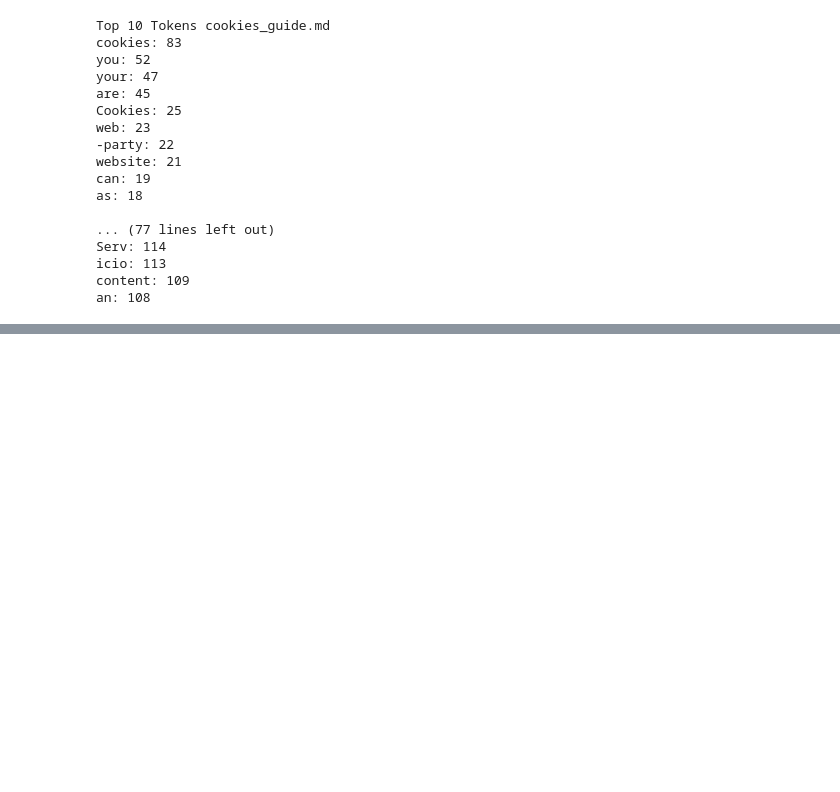
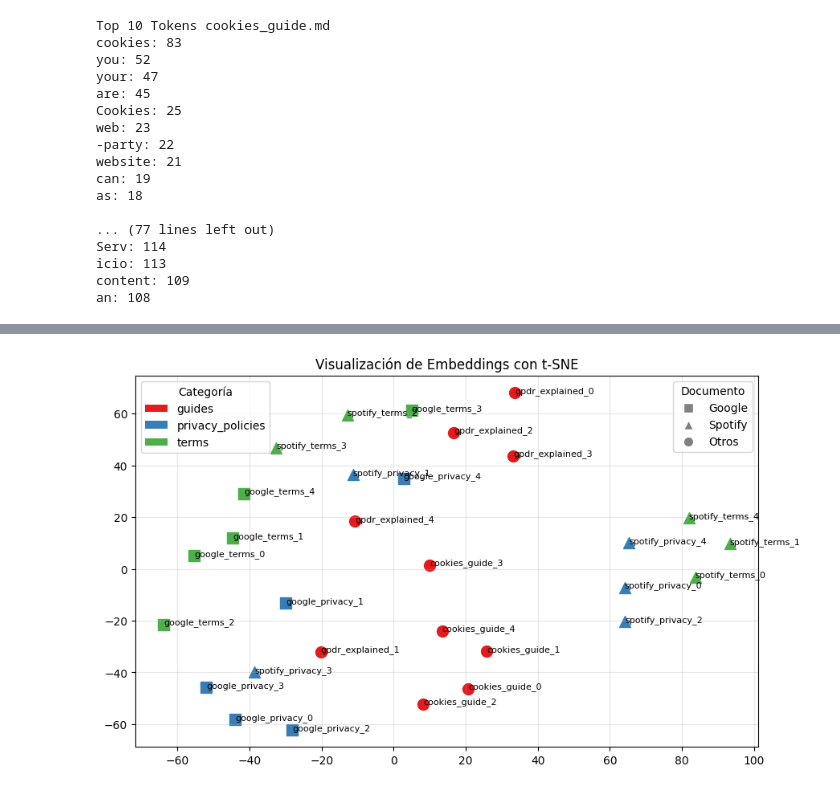
Before and after one commit to AndresCorSan/agentic-privacy-rag, a Jupyter notebook: fase1.ipynb, the cells around one changed output, grey strips where cells are left out. Saved outputs shown, nothing was run; the diff lists cells and outputs as text; code cells hidden in the pictures; blank space fills up the shorter version.

```diff
--- a/fase1.ipynb
+++ b/fase1.ipynb
@@ -214,0 +383,7 @@ an: 108
+# %%
+# Visualización con t-SNE
+tsne = TSNE(n_components=2, random_state=42, perplexity=10)
+vectores_2d_tsne = tsne.fit_transform(embeddings)
+visualizar_embeddings(vectores_2d_tsne, fragmentos, "Visualización de Embeddings con t-SNE")
+# %% [output]
+[figure, added]
```
Also changed, not shown: parts of 12 cells of this notebook, 2 other files.
